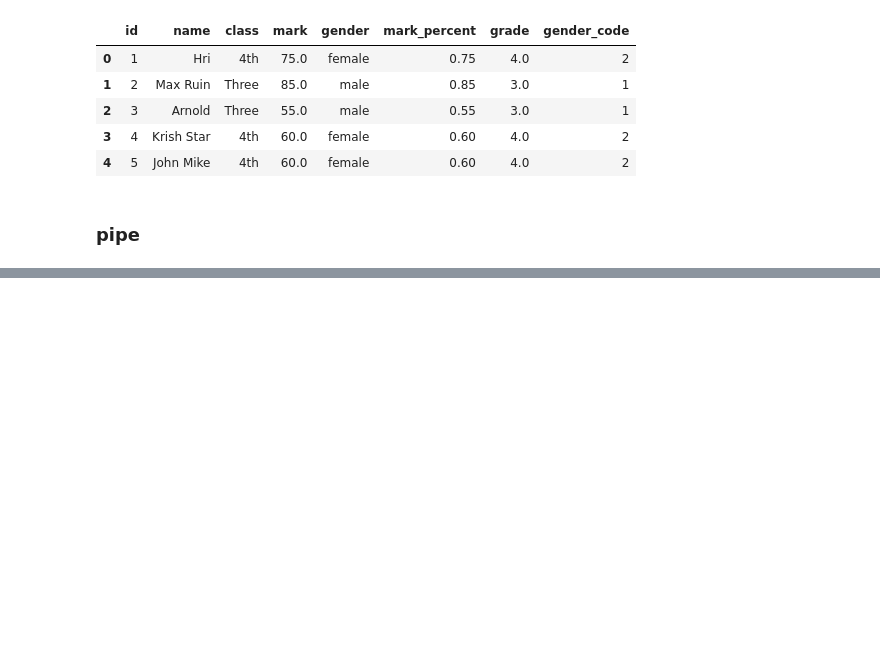
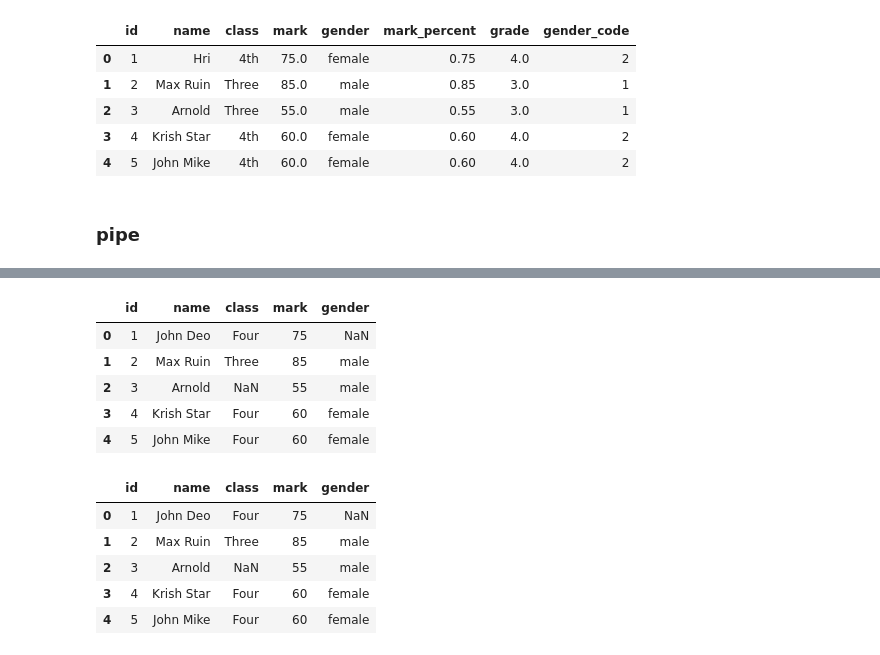
Before and after one commit to hritikaxx/python-programming, a Jupyter notebook: week_4.ipynb, the cells around one changed output, grey strips where cells are left out. Saved outputs shown, nothing was run; the diff lists cells and outputs as text; code cells hidden in the pictures; blank space fills up the shorter version.

```diff
--- a/week_4.ipynb
+++ b/week_4.ipynb
@@ -99,0 +108,31 @@ KeyError: 'mark'
+# %%
+from IPython.display import display
+
+students = pd.read_csv('data/student.csv')
+display(students.head())
+#students.dropna(axis=0, how = 'any', inplace=True)
+
+#students = students.fillna(1) #replace missing valyes with 1
+
+students.fillna(method = 'ffill') #fill with previous row value
+students.fillna(method = 'bfill') #fill with next row
+students['mark'].fillna(50) #only fill empty value of Name column
+students.fillna({'mark':50, 'gender': 'Male'}) #replace mark with 50 if its empty and gender
+df_interpolated = students.interpolate()
+students.fillna(df_interpolated)
+students['mark'].fillna(students['mark'].mean())
+
+display(students.head())
+# %% [output]
+|  | id | name | class | mark | gender |
+| 0 | 1 | John Deo | Four | 75 | NaN |
+| 1 | 2 | Max Ruin | Three | 85 | male |
+| 2 | 3 | Arnold | NaN | 55 | male |
+| 3 | 4 | Krish Star | Four | 60 | female |
+| 4 | 5 | John Mike | Four | 60 | female |
+|  | id | name | class | mark | gender |
+| 0 | 1 | John Deo | Four | 75 | NaN |
+| 1 | 2 | Max Ruin | Three | 85 | male |
+| 2 | 3 | Arnold | NaN | 55 | male |
+| 3 | 4 | Krish Star | Four | 60 | female |
+| 4 | 5 | John Mike | Four | 60 | female |
```
Also changed, not shown: parts of 8 cells of this notebook, 1 other file.
